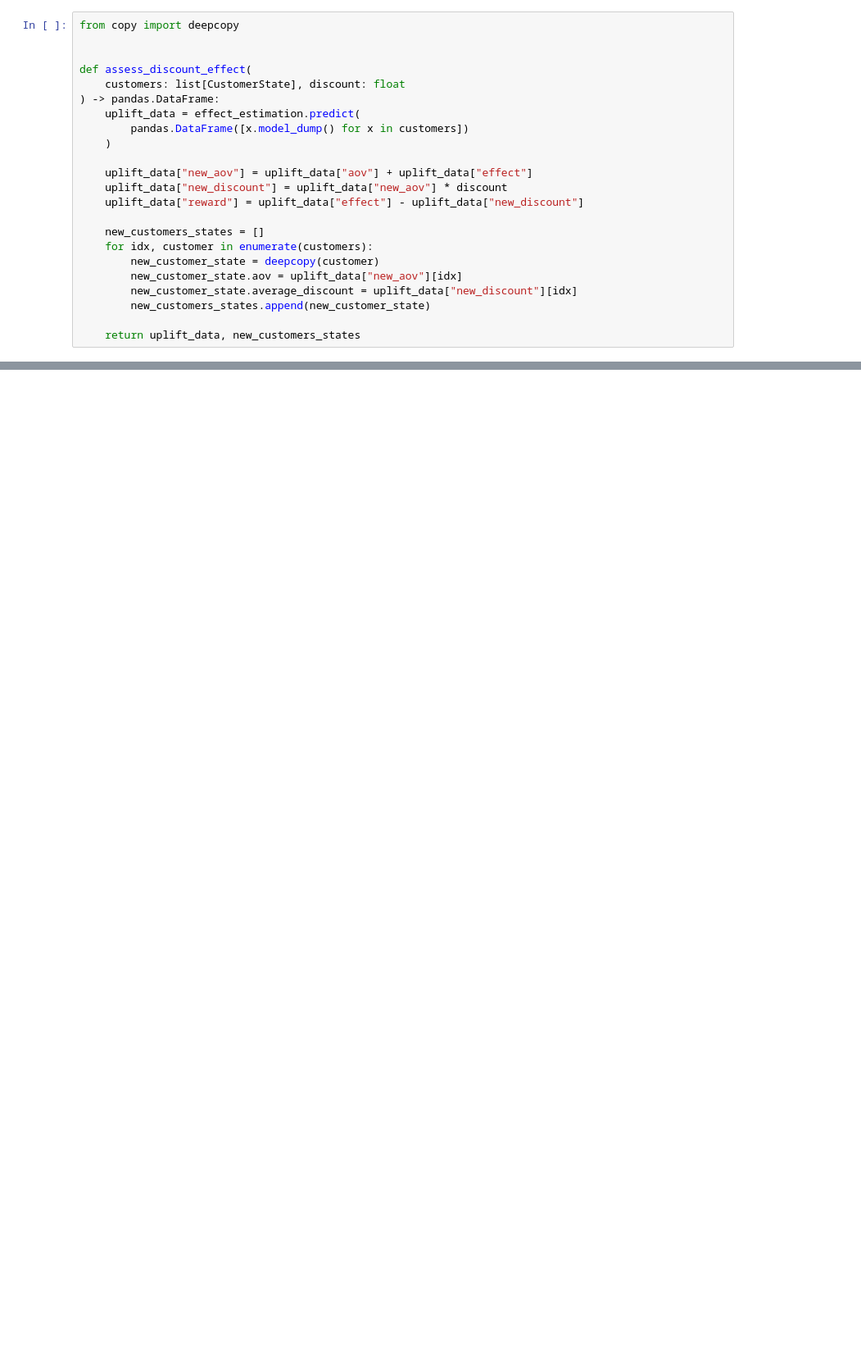
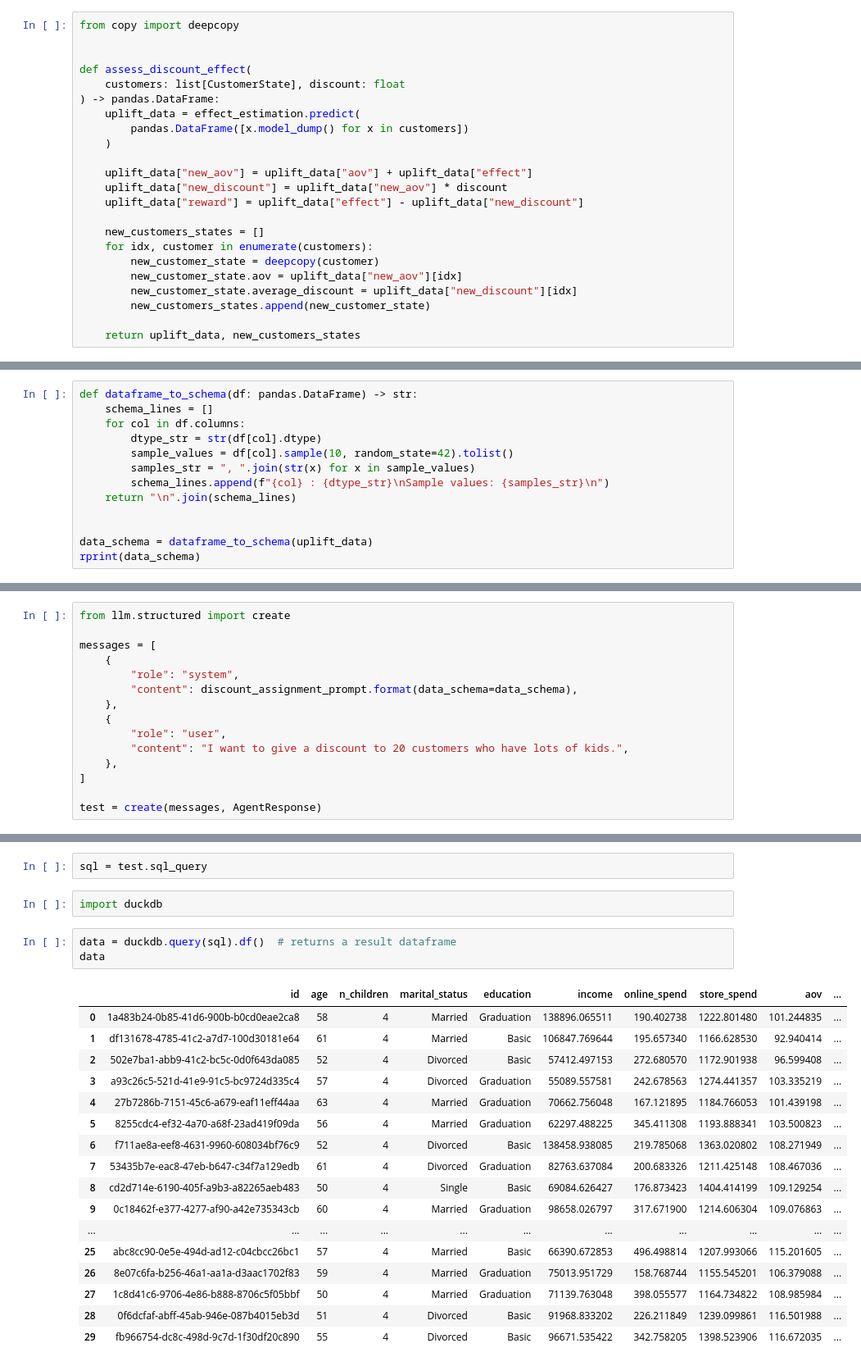
Before and after one commit to ergodic-ai/ODSCB, a Jupyter notebook: notebooks/3_Causal.ipynb, the cells around one changed output, grey strips where cells are left out. Shown: that part at 82% size. Drawn from its saved outputs; the diff is of its cells as text; blank space fills up the shorter version.

```diff
--- a/notebooks/3_Causal.ipynb
+++ b/notebooks/3_Causal.ipynb
@@ -672,0 +594,13 @@ class DiscountAssignmentTool(BaseModel):
+# %%
+def dataframe_to_schema(df: pandas.DataFrame) -> str:
+    schema_lines = []
+    for col in df.columns:
+        dtype_str = str(df[col].dtype)
+        sample_values = df[col].sample(10, random_state=42).tolist()
+        samples_str = ", ".join(str(x) for x in sample_values)
+        schema_lines.append(f"{col} : {dtype_str}\nSample values: {samples_str}\n")
+    return "\n".join(schema_lines)
+
+
+data_schema = dataframe_to_schema(uplift_data)
+rprint(data_schema)
@@ -672,0 +667,15 @@ class DiscountAssignmentTool(BaseModel):
+# %%
+from llm.structured import create
+
+messages = [
+    {
+        "role": "system",
+        "content": discount_assignment_prompt.format(data_schema=data_schema),
+    },
+    {
+        "role": "user",
+        "content": "I want to give a discount to 20 customers who have lots of kids.",
+    },
+]
+
+test = create(messages, AgentResponse)
@@ -672,0 +697,25 @@ class DiscountAssignmentTool(BaseModel):
+# %%
+sql = test.sql_query
+# %%
+import duckdb
+# %%
+data = duckdb.query(sql).df()  # returns a result dataframe
+data
+# %% [output]
+|  | id | age | n_children | marital_status | education | income | online_spend | store_spend | aov | ... |
+| 0 | 1a483b24-0b85-41d6-900b-b0cd0eae2ca8 | 58 | 4 | Married | Graduation | 138896.065511 | 190.402738 | 1222.801480 | 101.244835 | ... |
+| 1 | df131678-4785-41c2-a7d7-100d30181e64 | 61 | 4 | Married | Basic | 106847.769644 | 195.657340 | 1166.628530 | 92.940414 | ... |
+| 2 | 502e7ba1-abb9-41c2-bc5c-0d0f643da085 | 52 | 4 | Divorced | Basic | 57412.497153 | 272.680570 | 1172.901938 | 96.599408 | ... |
+| 3 | a93c26c5-521d-41e9-91c5-bc9724d335c4 | 57 | 4 | Divorced | Graduation | 55089.557581 | 242.678563 | 1274.441357 | 103.335219 | ... |
+| 4 | 27b7286b-7151-45c6-a679-eaf11eff44aa | 63 | 4 | Married | Graduation | 70662.756048 | 167.121895 | 1184.766053 | 101.439198 | ... |
+| 5 | 8255cdc4-ef32-4a70-a68f-23ad419f09da | 56 | 4 | Married | Graduation | 62297.488225 | 345.411308 | 1193.888341 | 103.500823 | ... |
+| 6 | f711ae8a-eef8-4631-9960-608034bf76c9 | 52 | 4 | Divorced | Basic | 138458.938085 | 219.785068 | 1363.020802 | 108.271949 | ... |
+| 7 | 53435b7e-eac8-47eb-b647-c34f7a129edb | 61 | 4 | Divorced | Graduation | 82763.637084 | 200.683326 | 1211.425148 | 108.467036 | ... |
+| 8 | cd2d714e-6190-405f-a9b3-a82265aeb483 | 50 | 4 | Single | Basic | 69084.626427 | 176.873423 | 1404.414199 | 109.129254 | ... |
+| 9 | 0c18462f-e377-4277-af90-a42e735343cb | 60 | 4 | Married | Graduation | 98658.026797 | 317.671900 | 1214.606304 | 109.076863 | ... |
+| ... | ... | ... | ... | ... | ... | ... | ... | ... | ... | ... |
+| 25 | abc8cc90-0e5e-494d-ad12-c04cbcc26bc1 | 57 | 4 | Married | Basic | 66390.672853 | 496.498814 | 1207.993066 | 115.201605 | ... |
+| 26 | 8e07c6fa-b256-46a1-aa1a-d3aac1702f83 | 59 | 4 | Married | Graduation | 75013.951729 | 158.768744 | 1155.545201 | 106.379088 | ... |
+| 27 | 1c8d41c6-9706-4e86-b888-8706c5f05bbf | 50 | 4 | Married | Graduation | 71139.763048 | 398.055577 | 1164.734822 | 108.985984 | ... |
+| 28 | 0f6dcfaf-abff-45ab-946e-087b4015eb3d | 51 | 4 | Divorced | Basic | 91968.833202 | 226.211849 | 1239.099861 | 116.501988 | ... |
+| 29 | fb966754-dc8c-498d-9c7d-1f30df20c890 | 55 | 4 | Divorced | Basic | 96671.535422 | 342.758205 | 1398.523906 | 116.672035 | ... |
```
Also changed, not shown: parts of 21 cells of this notebook, 6 other files.
